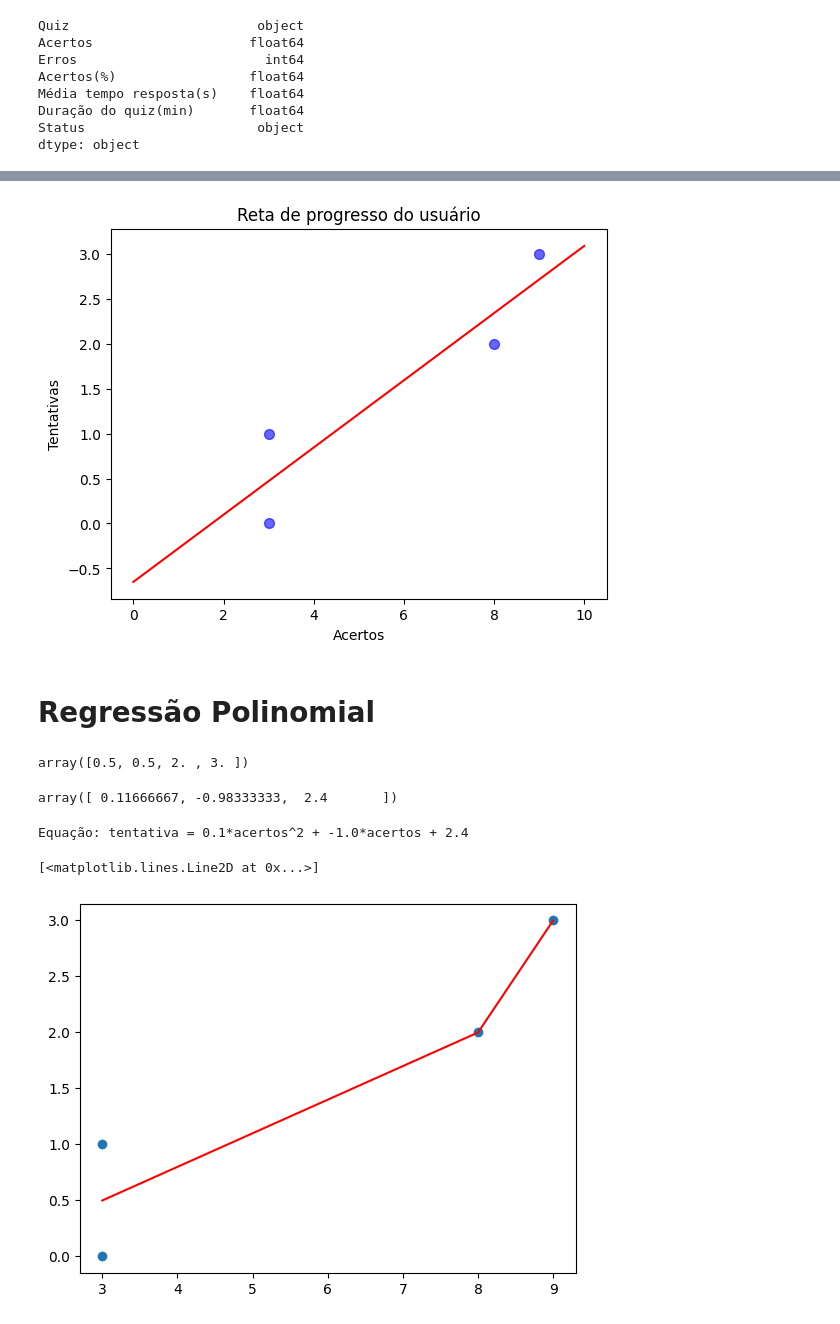
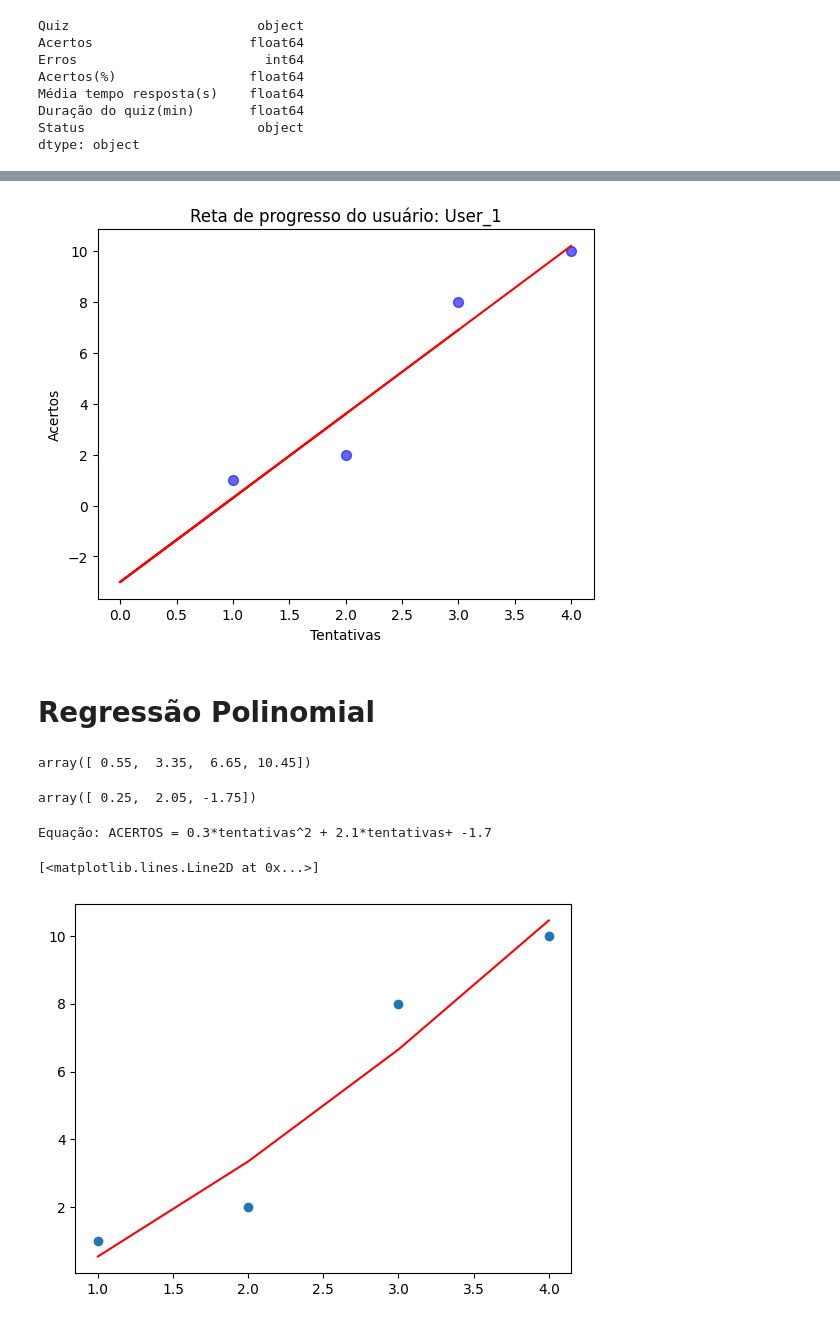
Before and after one commit to Gustavo-b017/challenger-SijiA, a Jupyter notebook: SPRINT_MATEMÁTICA/regressao_user.ipynb, the cells around one changed output, grey strips where cells are left out. Drawn from its saved outputs; the diff is of its cells as text; code cells hidden in the pictures.

```diff
--- a/SPRINT_MATEMÁTICA/regressao_user.ipynb
+++ b/SPRINT_MATEMÁTICA/regressao_user.ipynb
@@ -43,13 +43,16 @@ Duração do quiz(min)       float64
 Status                      object
 dtype: object
 # %%
-tentativas = range(len(df))
+# Tentativas realizadas pelo usuário
+tentativas = range(1,len(df)+1)
+
+# Numéro de acertos do usuário
 acertos = df['Acertos']
-duracao = df['Média tempo resposta(s)']
 
+# Construindo o gráfico com as tentativas e os acertos
 plt.scatter(tentativas, acertos)
 plt.title('PROGRESSO DO USUÁRIO')
-plt.xlabel('Acertos')
-plt.ylabel('Tentativas')
+plt.xlabel('Tentativas')
+plt.ylabel('Acertos')
 plt.show()
 # %% [output]
@@ -103,37 +106,37 @@ acertos      0.373984
 dtype: float64
 # %%
-plt.scatter(y=tentativas, x=acertos, color='blue', s=50, alpha=0.6)
-X_plot = np.linspace(0, 10)
+plt.scatter(y=acertos, x=tentativas, color='blue', s=50, alpha=0.6)
+X_plot = np.linspace(0, tentativas)
 plt.plot(X_plot, X_plot*regressao.params[1] + regressao.params[0], color='r')
-plt.title('Reta de progresso do usuário')
-plt.ylabel('Tentativas')
-plt.xlabel('Acertos')
+plt.title('Reta de progresso do usuário: User_1')
+plt.ylabel('Acertos')
+plt.xlabel('Tentativas')
 plt.show()
 # %% [output]
-[figure, old version]
+[figure, new version]
 # %% [markdown]
 # Regressão Polinomial
 # %%
-modelo2 = np.poly1d(np.polyfit(acertos, tentativas, 2))
+modelo2 = np.poly1d(np.polyfit(tentativas, acertos, 2))
 # %%
-y2 = modelo2(acertos)
+y2 = modelo2(tentativas)
 y2
 # %% [output]
-array([0.5, 0.5, 2. , 3. ])
+array([ 0.55,  3.35,  6.65, 10.45])
 # %%
 modelo2.coef
 # %% [output]
-array([ 0.11666667, -0.98333333,  2.4       ])
+array([ 0.25,  2.05, -1.75])
 # %%
-print("Equação: tentativa = {:.1f}*acertos^2 + {:.1f}*acertos + {:.1f}".format(modelo2.coef[0], modelo2.coef[1], modelo2.coef[2]))
+print("Equação: ACERTOS = {:.1f}*tentativas^2 + {:.1f}*tentativas+ {:.1f}".format(modelo2.coef[0], modelo2.coef[1], modelo2.coef[2]))
 # %% [output]
-Equação: tentativa = 0.1*acertos^2 + -1.0*acertos + 2.4
+Equação: ACERTOS = 0.3*tentativas^2 + 2.1*tentativas+ -1.7
 # %%
-plt.scatter(acertos, tentativas)
-plt.plot(acertos,y2,color='red')
+plt.scatter(tentativas, acertos)
+plt.plot(tentativas,y2,color='red')
 # %% [output]
 [<matplotlib.lines.Line2D at 0x...>]
-[figure, old version]
+[figure, new version]
 # %%
 plt.figure(figsize=(10, 6))
 df.plot(kind='bar', stacked=False)
```
Also changed, not shown: parts of 7 cells of this notebook, 9 other files.
